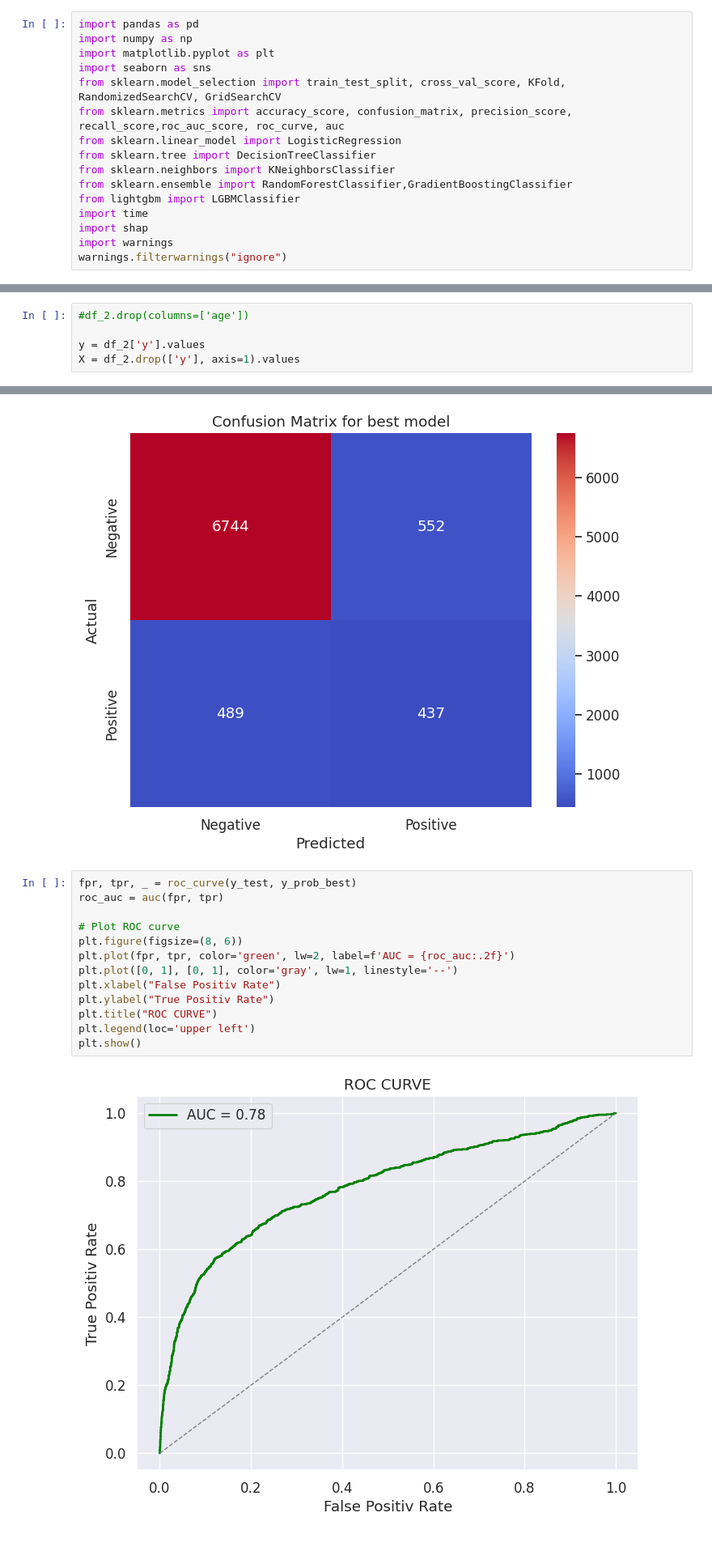
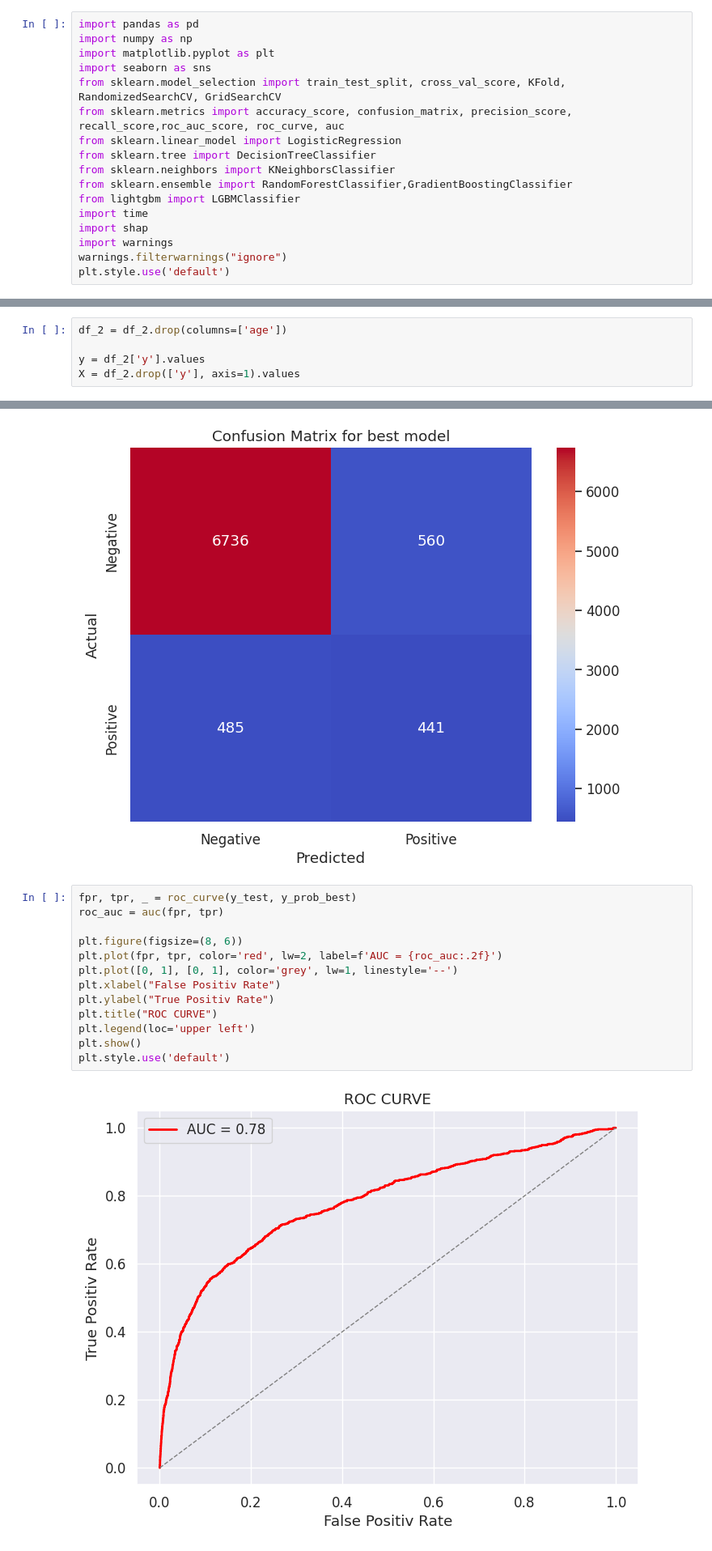
Before and after one commit to Magdalena-B1/ML-different-approaches-to-linear-regression, a Jupyter notebook: notebook4f11fd9960.ipynb, the cells around one changed output, grey strips where cells are left out. Shown at 81% size. Cells and saved outputs as stored; diff of their text form.

```diff
--- a/notebook4f11fd9960.ipynb
+++ b/notebook4f11fd9960.ipynb
@@ -16,6 +16,7 @@ import time
 import shap
 import warnings
 warnings.filterwarnings("ignore")
+plt.style.use('default')
 # %%
 data = pd.read_csv("/kaggle/input/bank-marketing/bank-additional-full.csv", delimiter=';')
 df = pd.DataFrame(data)
@@ -226,7 +228,7 @@ print(df_2)
 
 [41108 rows x 17 columns]
 # %%
-#df_2.drop(columns=['age'])
+df_2 = df_2.drop(columns=['age'])
 
 y = df_2['y'].values
 X = df_2.drop(['y'], axis=1).values
@@ -396,18 +374,18 @@ plt.show()
 # %%
 fpr, tpr, _ = roc_curve(y_test, y_prob_best)
 roc_auc = auc(fpr, tpr)
 
-# Plot ROC curve
 plt.figure(figsize=(8, 6))
-plt.plot(fpr, tpr, color='green', lw=2, label=f'AUC = {roc_auc:.2f}')
-plt.plot([0, 1], [0, 1], color='gray', lw=1, linestyle='--')
+plt.plot(fpr, tpr, color='red', lw=2, label=f'AUC = {roc_auc:.2f}')
+plt.plot([0, 1], [0, 1], color='grey', lw=1, linestyle='--')
 plt.xlabel("False Positiv Rate")
 plt.ylabel("True Positiv Rate")
 plt.title("ROC CURVE")
 plt.legend(loc='upper left')
 plt.show()
+plt.style.use('default')
 # %% [output]
-[figure, old version]
+[figure, new version]
 # %%
 coefficients = list(model_best.coef_[0])
 odds_rate = list(np.exp(coefficients)) # ? pozbywa się +- wpływu ? do wyjaśnienia
```
Also changed, not shown: parts of 18 cells of this notebook.
